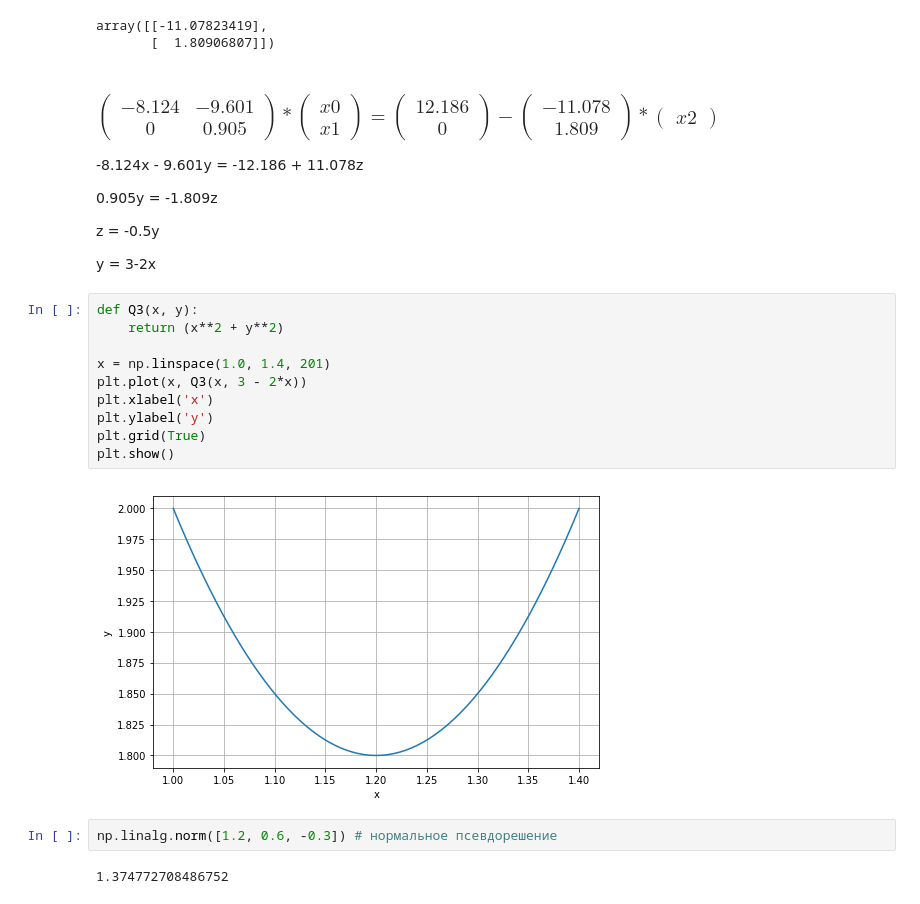
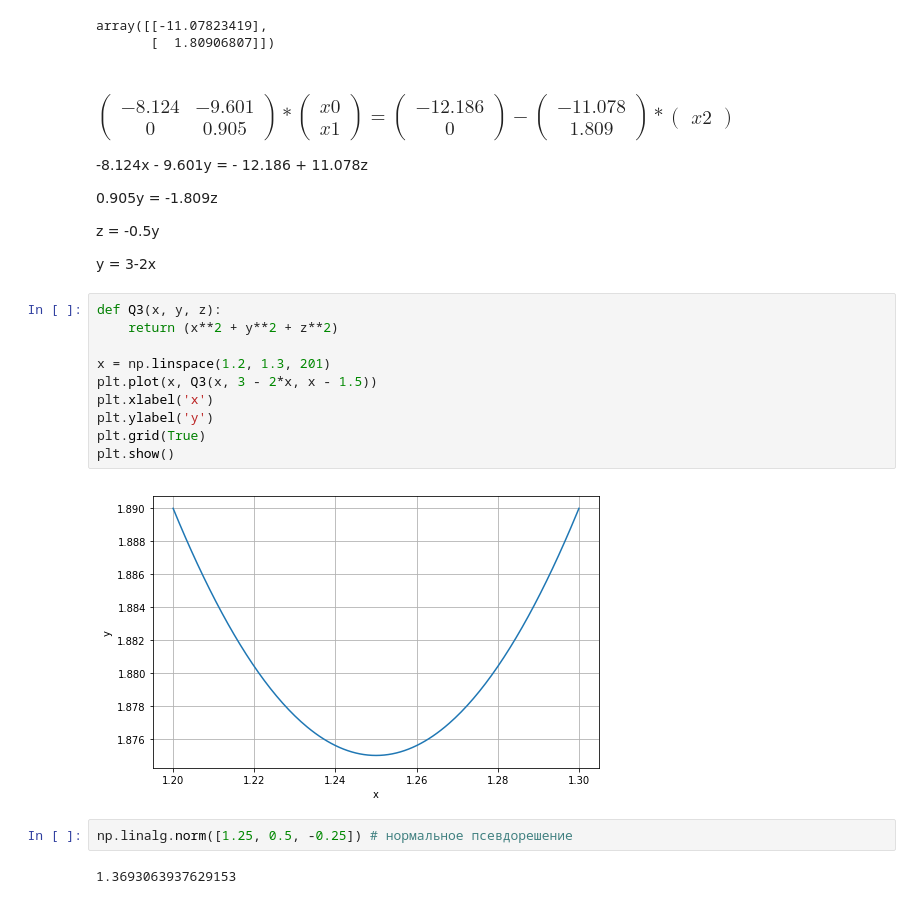
Before and after one commit to LMAXL7791211/math1, a Jupyter notebook: hw 5, 6 math.ipynb, the cells around one changed output. Saved outputs shown, nothing was run; the diff lists cells and outputs as text.

```diff
--- a/hw 5, 6 math.ipynb
+++ b/hw 5, 6 math.ipynb
@@ -760,7 +760,7 @@ x1
 \end{pmatrix}
  =
 \begin{pmatrix}
-12.186\\
+-12.186\\
 0
 \end{pmatrix}
 -
@@ -774,7 +774,7 @@ x2
 \end{pmatrix}
 $
 
--8.124x - 9.601y = -12.186 + 11.078z
+-8.124x - 9.601y = - 12.186 + 11.078z
 
 0.905y = -1.809z
 
@@ -782,19 +782,19 @@ z = -0.5y
 
 y = 3-2x
 # %%
-def Q3(x, y):
-    return (x**2 + y**2)
+def Q3(x, y, z):
+    return (x**2 + y**2 + z**2)
 
-x = np.linspace(1.0, 1.4, 201)
-plt.plot(x, Q3(x, 3 - 2*x))
+x = np.linspace(1.2, 1.3, 201)
+plt.plot(x, Q3(x, 3 - 2*x, x - 1.5))
 plt.xlabel('x')
 plt.ylabel('y')
 plt.grid(True)
 plt.show()
 # %% [output]
-[figure, old version]
+[figure, new version]
 # %%
-np.linalg.norm([1.2, 0.6, -0.3]) # нормальное псевдорешение
+np.linalg.norm([1.25, 0.5, -0.25]) # нормальное псевдорешение
 # %% [output]
-1.374772708486752
+1.3693063937629153
 # %%
```
Also changed, not shown: parts of 2 cells of this notebook.
